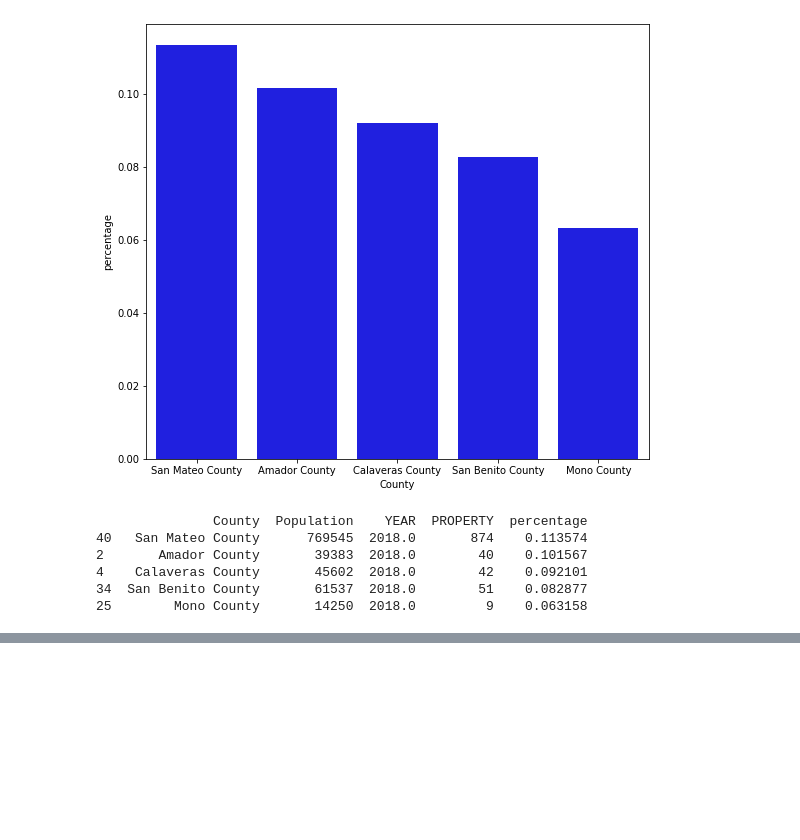
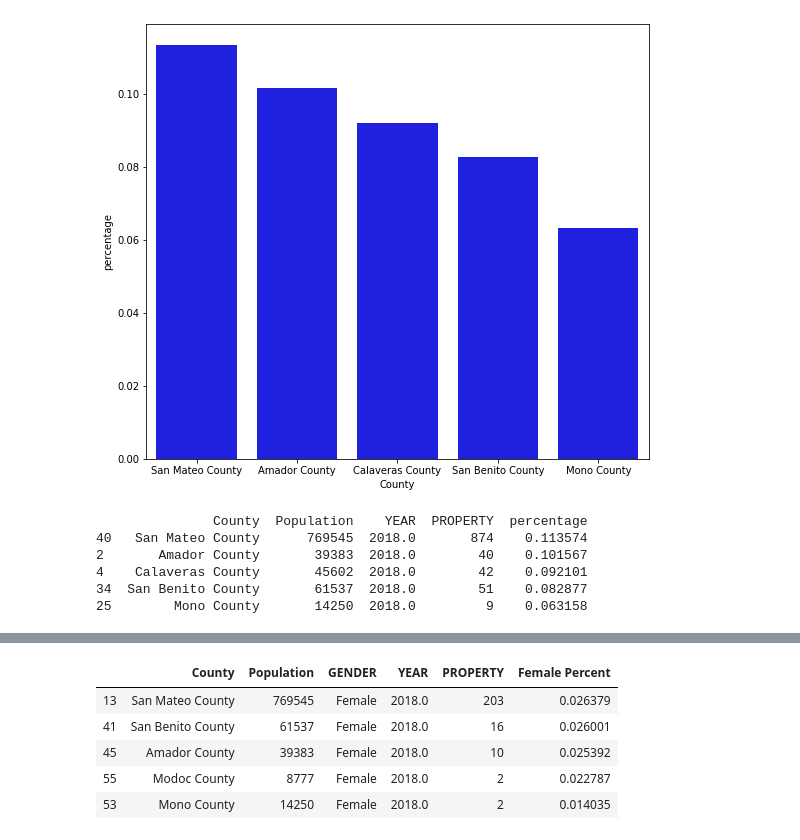
Before and after one commit to joseh4/Testing-the-link-between-fast-food-restaurants-and-property-crime-in-CA, a Jupyter notebook: master-notebook-crime.ipynb, the cells around one changed output, grey strips where cells are left out. Cells and saved outputs as stored; diff of their text form; code cells hidden in the pictures; blank space fills up the shorter version.

```diff
--- a/master-notebook-crime.ipynb
+++ b/master-notebook-crime.ipynb
@@ -302,0 +375,10 @@ print(bot_5)
+# %%
+bot_5_female_counties = top_5_female_counties.tail()
+bot_5_female_counties
+# %% [output]
+|  | County | Population | GENDER | YEAR | PROPERTY | Female Percent |
+| 13 | San Mateo County | 769545 | Female | 2018.0 | 203 | 0.026379 |
+| 41 | San Benito County | 61537 | Female | 2018.0 | 16 | 0.026001 |
+| 45 | Amador County | 39383 | Female | 2018.0 | 10 | 0.025392 |
+| 55 | Modoc County | 8777 | Female | 2018.0 | 2 | 0.022787 |
+| 53 | Mono County | 14250 | Female | 2018.0 | 2 | 0.014035 |
```
Also changed, not shown: parts of 11 cells of this notebook, 1 other file.
